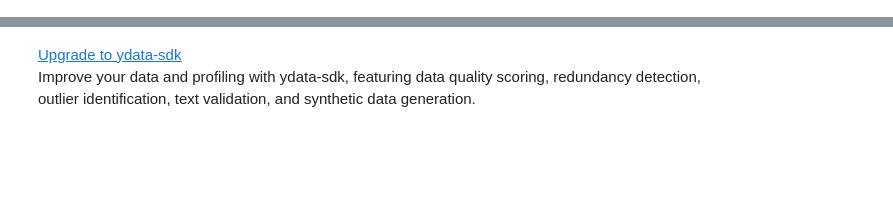
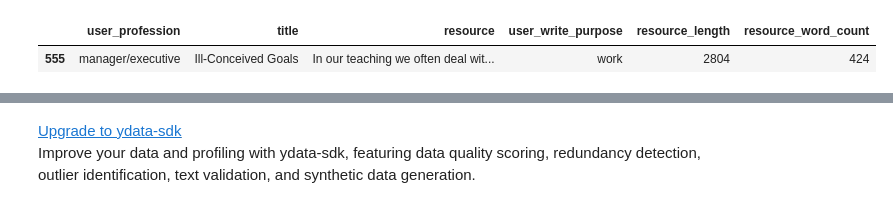
Before and after one commit to yanivgal/promptsmith, a Jupyter notebook: notebooks/eda.ipynb, the cells around one changed output, grey strips where cells are left out. Saved outputs shown, nothing was run; the diff lists cells and outputs as text; code cells hidden in the pictures; blank space fills up the shorter version.

```diff
--- a/notebooks/eda.ipynb
+++ b/notebooks/eda.ipynb
@@ -12,0 +77,8 @@ df.head()
+# %%
+# Show a random example from df
+random_row = df.sample(n=1, random_state=42).iloc[0]
+# Display the random row as a DataFrame
+display(pd.DataFrame([random_row]))
+# %% [output]
+|  | user_profession | title | resource | user_write_purpose | resource_length | resource_word_count |
+| 555 | manager/executive | Ill-Conceived Goals | In our teaching we often deal wit... | work | 2804 | 424 |
```
Also changed, not shown: parts of 6 cells of this notebook, 3 other files.
